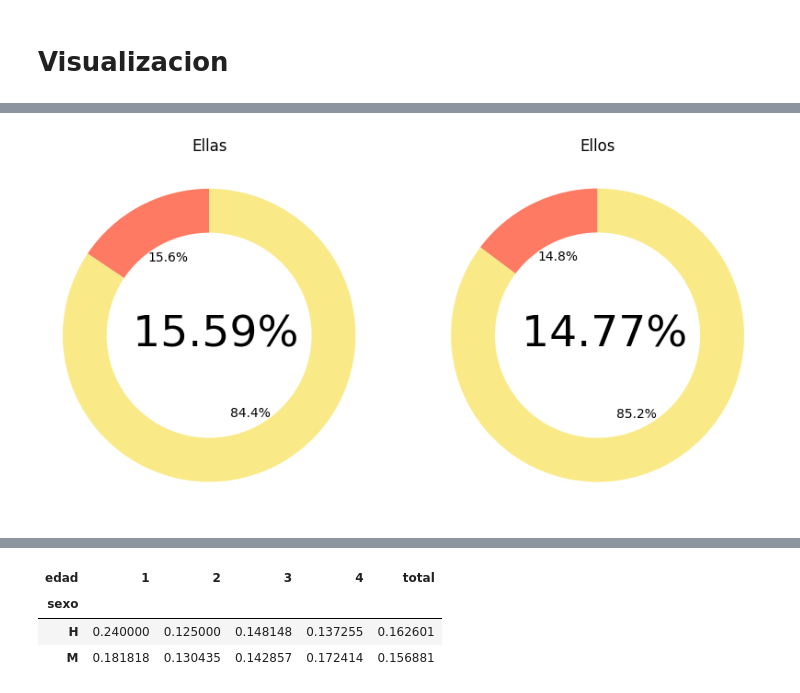
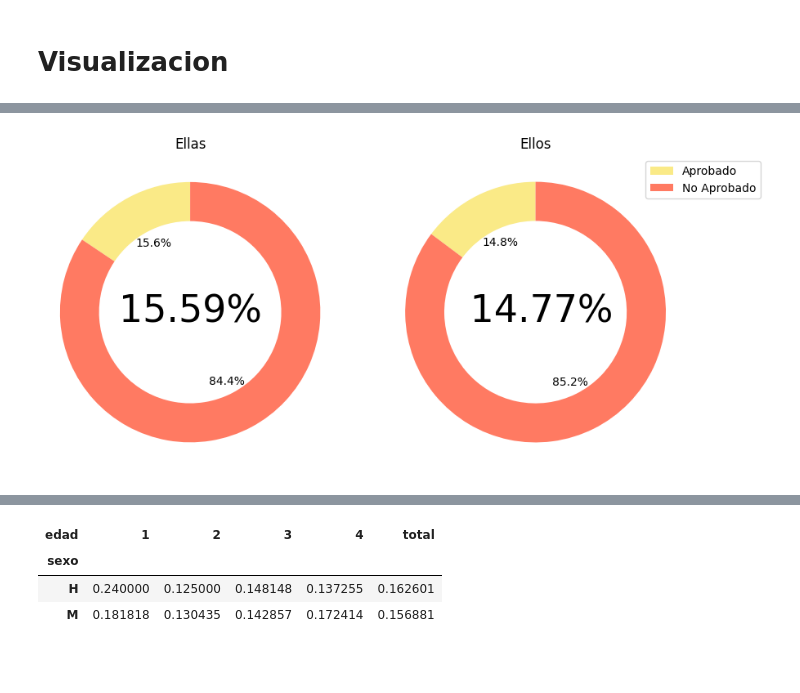
Before and after one commit to AlexCapis/HEATY---Aplicacion-Web-para-Olas-de-Calor, a Jupyter notebook: notebooks/eda_quiz.ipynb, the cells around one changed output, grey strips where cells are left out. Cells and saved outputs as stored; diff of their text form; code cells hidden in the pictures; blank space fills up the shorter version.

```diff
--- a/notebooks/eda_quiz.ipynb
+++ b/notebooks/eda_quiz.ipynb
@@ -180,9 +180,9 @@ colores = ['#FAEA87','#FF7A62']
 
 # Crear la figura y el eje
 fig, ax = plt.subplots()
-
+etiquetas = ['Aprobado', 'No Aprobado']
 # Crear el gráfico de donut chart
-_, texto, _ = ax.pie(porcentajes, labels=etiquetas, colors=colores, autopct='%1.1f%%', startangle=90, wedgeprops=dict(width=0.3))
+_, texto, _ = ax.pie(porcentajes,  colors=colores, autopct='%1.1f%%', startangle=90, wedgeprops=dict(width=0.3))
 
 # Personalizar el texto en el centro del donut chart
 # for t in texto:
@@ -193,8 +193,8 @@ circulo_central = plt.Circle((0, 0), 0.2, color='white')
 ax.add_artist(circulo_central)
 
 # Mostramos el total en el centro del gráfico
-ax.text(0, 0, f' {porc_apto}%', ha='center', va='center', fontsize=34)
-
+ax.text(0, 0, f' {porc_apto}% \nAptos', ha='center', va='center', fontsize=33)
+plt.legend(labels=etiquetas, loc='upper right', bbox_to_anchor=(1.3, 1))
 # Ajustar el aspecto para que el donut chart sea un círculo
 ax.axis('equal')
 
@@ -246,5 +206,6 @@ plt.show()
 # %%
-# Colores para los gráficos
+df_mujer = df[df['sexo'] == 'M']
+df_hombre = df[df['sexo'] == 'H']
 
 df_m_apto_sum = df_mujer['aprobado'].sum()
 df_m_apto_count = df_mujer['aprobado'].count()
@@ -258,40 +219,46 @@ porc_apto_h = ((df_apto_sum_h/df_apto_count_h)*100).round(2)
 porc_no_aptos_h = 100 - porc_apto_h
 porcentajes_h = [porc_apto_h, porc_no_aptos_h]
 
-colores_aprobados = ['#FF7A62', '#FAEA87']
-colores_no_aprobados = ['#FF7A62','#FAEA87' ]
+colores_aprobados = ['#FAEA87', '#FF7A62']
+colores_no_aprobados = ['#FAEA87', '#FF7A62']
 
 # Crear la figura y los subplots
 fig, axs = plt.subplots(1, 2, figsize=(10, 5))
 
 # Primer donut chart (aprobados)
 porcentajes_aprobados = porcentajes_m
 # etiquetas_aprobados = ['Aprobadas', 'No Aprobadas']
 _, texto_aprobados, _ = axs[0].pie(porcentajes_aprobados, colors=colores_aprobados, autopct='%1.1f%%', startangle=90, wedgeprops=dict(width=0.3))
 # for t in texto_aprobados:
 #     t.set_text(t.get_text() + "\n" + f"{porcentajes_aprobados[texto_aprobados.index(t)]:.1f} %")
 circulo_central_aprobados = plt.Circle((0, 0), 0.2, color='white')
 axs[0].add_artist(circulo_central_aprobados)
+df_mujer = df[df['sexo'] == 'M']
 axs[0].set_title('Ellas')
 # Mostramos el total en el centro del gráfico
-axs[0].text(0, 0, f' {porc_apto_m}%', ha='center', va='center', fontsize=34)
+axs[0].text(0, 0, f'{porc_apto_m}%', ha='center', va='center', fontsize=33)
+# etiquetas = ['Aprobado', 'No Aprobado']
+
 
 # Segundo donut chart (no aprobados)
 porcentajes_no_aprobados = porcentajes_h
 # etiquetas_no_aprobados = ['No Aprobados', 'Aprobados']
 _, texto_no_aprobados, _ = axs[1].pie(porcentajes_no_aprobados, colors=colores_no_aprobados, autopct='%1.1f%%', startangle=90, wedgeprops=dict(width=0.3))
 # for t in texto_no_aprobados:
 #     t.set_text(t.get_text() + "\n" + f"{porcentajes_no_aprobados[texto_no_aprobados.index(t)]:.1f} %")
 circulo_central_no_aprobados = plt.Circle((0, 0), 0.2, color='white')
 axs[1].add_artist(circulo_central_no_aprobados)
 axs[1].set_title('Ellos')
-axs[1].text(0, 0, f' {porc_apto_h}%', ha='center', va='center', fontsize=34)
+axs[1].text(0, 0, f' {porc_apto_h}%', ha='center', va='center', fontsize=33)
+
+
+plt.legend(labels=etiquetas, loc='upper right', bbox_to_anchor=(1.3, 1))
 
 # Ajustar el aspecto para que los donut charts sean círculos
 for ax in axs:
     ax.axis('equal')
 
 # Mostrar la figura con ambos donut charts
 plt.show()
 # %% [output]
-[figure, old version]
+[figure, new version]
```
Also changed, not shown: parts of 5 cells of this notebook, 6 other files.
